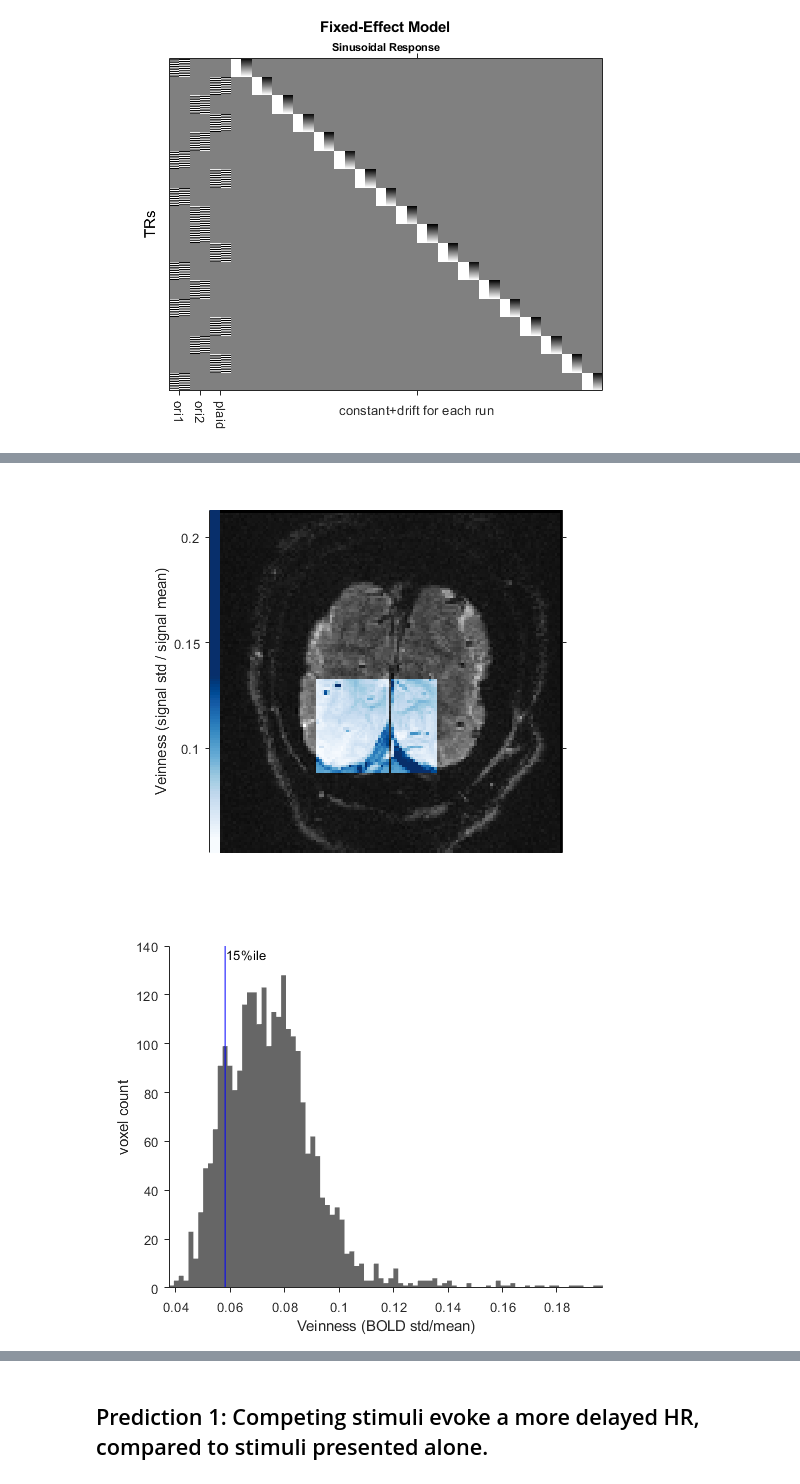
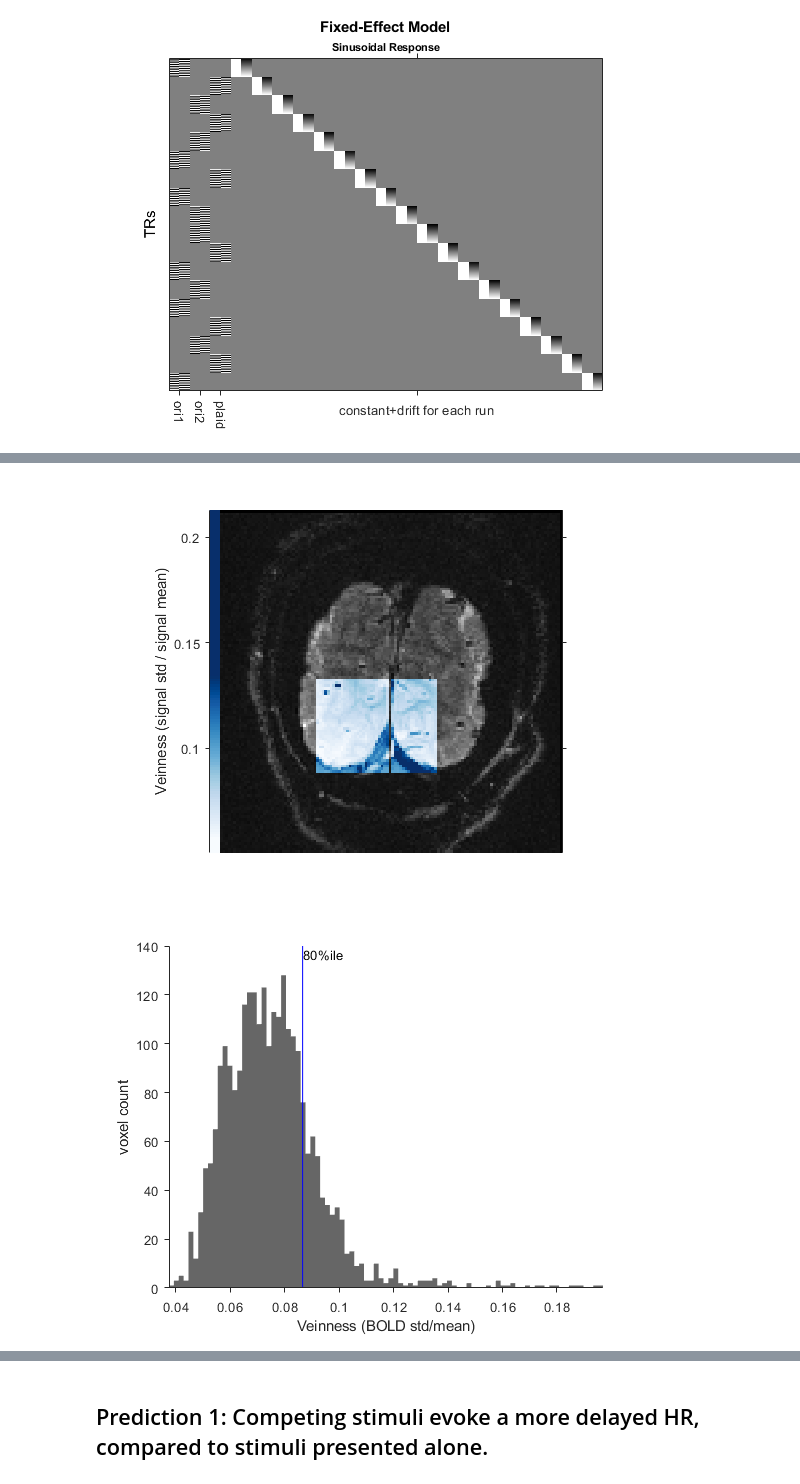
Before and after one commit to Proulx-S/HRdelay, a Jupyter notebook: neuroimaging/HRdelay.ipynb, the cells around one changed output, grey strips where cells are left out. Saved outputs shown, nothing was run; the diff lists cells and outputs as text; code cells hidden in the pictures.

```diff
--- a/neuroimaging/HRdelay.ipynb
+++ b/neuroimaging/HRdelay.ipynb
@@ -37,7 +37,7 @@ C:\Users\sebas\OneDrive - McGill University\dataBig\C-derived\DecodingHR\fun\y\d
 # %%
 fitType = 'fixed';
 threshType = 'p';
-veinPerc = 85;
+veinPerc = 20;
 defineAndShowMasks(fitType,threshType,veinPerc)
 # %% [output]
 IN: anatomical V1 roi (C-derived\DecodingHR\anat\z)
@@ -58,3 +58,3 @@ Saving to: C:\Users\sebas\OneDrive - McGill University\dataBig\C-derived\Decodin
 [figure]
 [figure]
-[figure, old version]
+[figure, new version]
```
Also changed, not shown: parts of 8 cells of this notebook, 1 other file.
